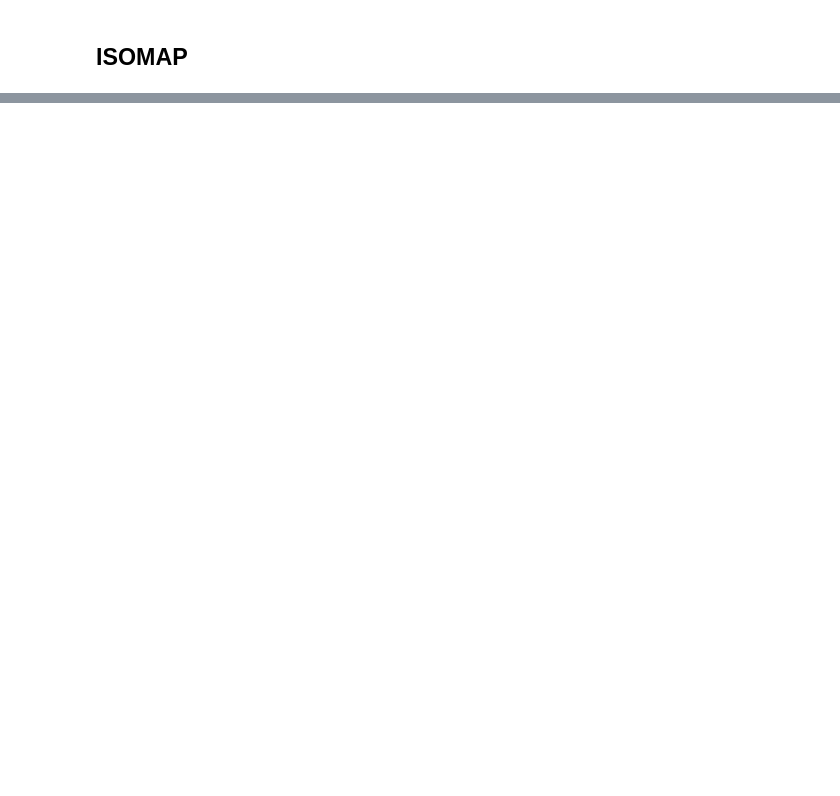
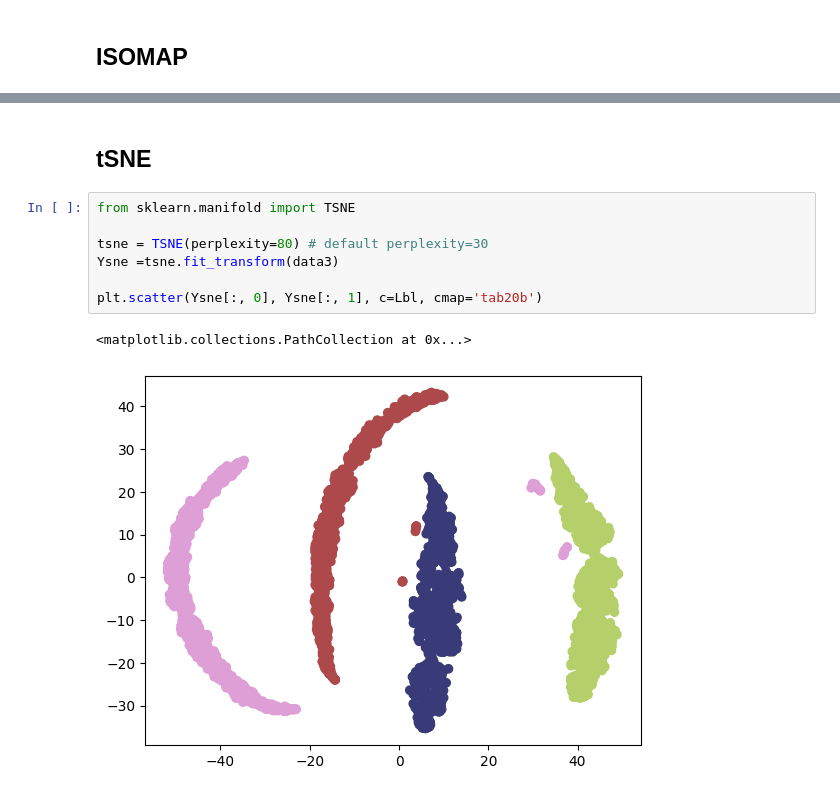
Before and after one commit to ludovicaisa/Physics_Unibo, a Jupyter notebook: src/Pattern_Recognition/SwissRoll_PCA_MDS_LLE_IsoMap_tSNE_UMAP.ipynb, the cells around one changed output, grey strips where cells are left out. Drawn from its saved outputs; the diff is of its cells as text; blank space fills up the shorter version.

```diff
--- a/src/Pattern_Recognition/SwissRoll_PCA_MDS_LLE_IsoMap_tSNE_UMAP.ipynb
+++ b/src/Pattern_Recognition/SwissRoll_PCA_MDS_LLE_IsoMap_tSNE_UMAP.ipynb
@@ -103,0 +113,12 @@ Sz = 15 # number of neighbors per distance
+# %% [markdown]
+## tSNE
+# %%
+from sklearn.manifold import TSNE
+
+tsne = TSNE(perplexity=80) # default perplexity=30
+Ysne =tsne.fit_transform(data3)
+
+plt.scatter(Ysne[:, 0], Ysne[:, 1], c=Lbl, cmap='tab20b')
+# %% [output]
+<matplotlib.collections.PathCollection at 0x...>
+[figure, added]
```
Also changed, not shown: parts of 6 cells of this notebook.
